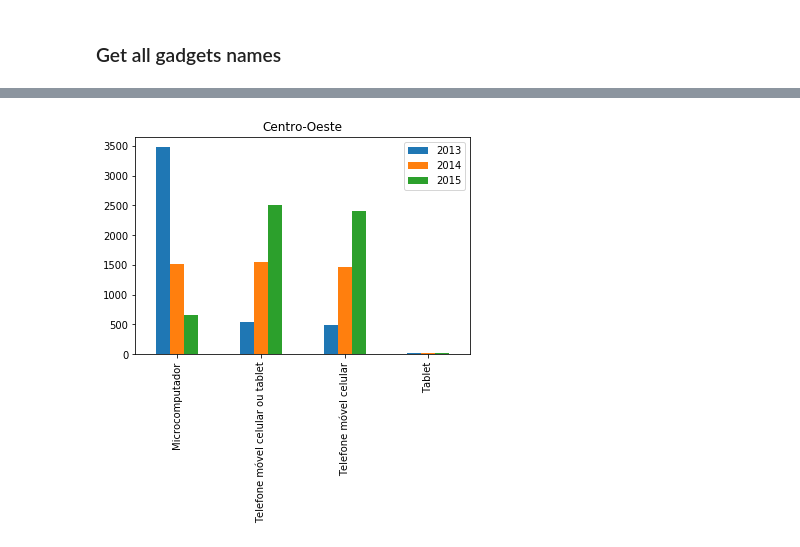
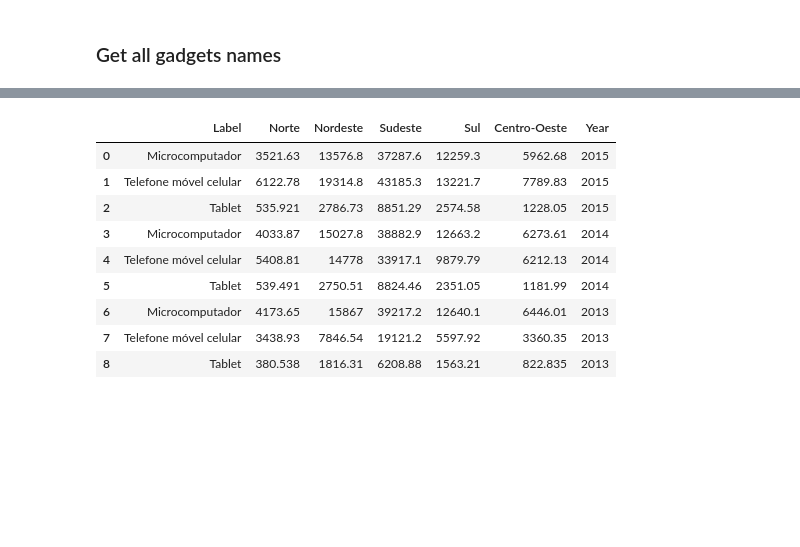
Before and after one commit to Pedalves/DataScience, a Jupyter notebook: IBGE_Internet_access.ipynb, the cells around one changed output, grey strips where cells are left out. Drawn from its saved outputs; the diff is of its cells as text; code cells hidden in the pictures; blank space fills up the shorter version.

```diff
--- a/IBGE_Internet_access.ipynb
+++ b/IBGE_Internet_access.ipynb
@@ -176,4 +147,0 @@ plot_region('Sul')
-# %%
-plot_region('Centro-Oeste')
-# %% [output]
-[figure, removed]
@@ -179,0 +150,13 @@ plot_region('Centro-Oeste')
+# %%
+df_concat
+# %% [output]
+|  | Label | Norte | Nordeste | Sudeste | Sul | Centro-Oeste | Year |
+| 0 | Microcomputador | 3521.63 | 13576.8 | 37287.6 | 12259.3 | 5962.68 | 2015 |
+| 1 | Telefone móvel celular | 6122.78 | 19314.8 | 43185.3 | 13221.7 | 7789.83 | 2015 |
+| 2 | Tablet | 535.921 | 2786.73 | 8851.29 | 2574.58 | 1228.05 | 2015 |
+| 3 | Microcomputador | 4033.87 | 15027.8 | 38882.9 | 12663.2 | 6273.61 | 2014 |
+| 4 | Telefone móvel celular | 5408.81 | 14778 | 33917.1 | 9879.79 | 6212.13 | 2014 |
+| 5 | Tablet | 539.491 | 2750.51 | 8824.46 | 2351.05 | 1181.99 | 2014 |
+| 6 | Microcomputador | 4173.65 | 15867 | 39217.2 | 12640.1 | 6446.01 | 2013 |
+| 7 | Telefone móvel celular | 3438.93 | 7846.54 | 19121.2 | 5597.92 | 3360.35 | 2013 |
+| 8 | Tablet | 380.538 | 1816.31 | 6208.88 | 1563.21 | 822.835 | 2013 |
```
Also changed, not shown: parts of 28 cells of this notebook.
